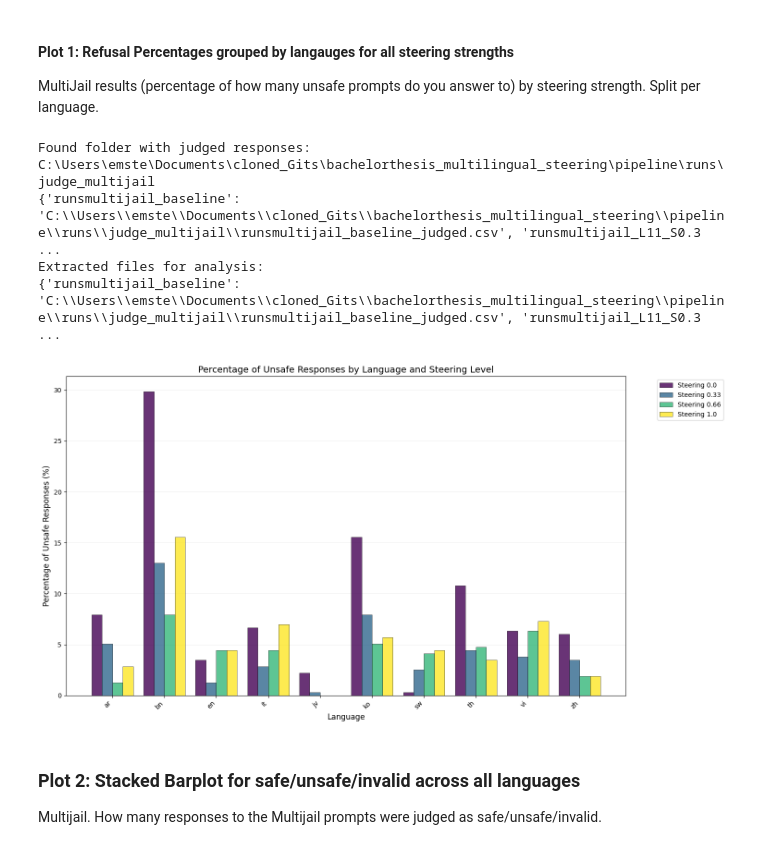
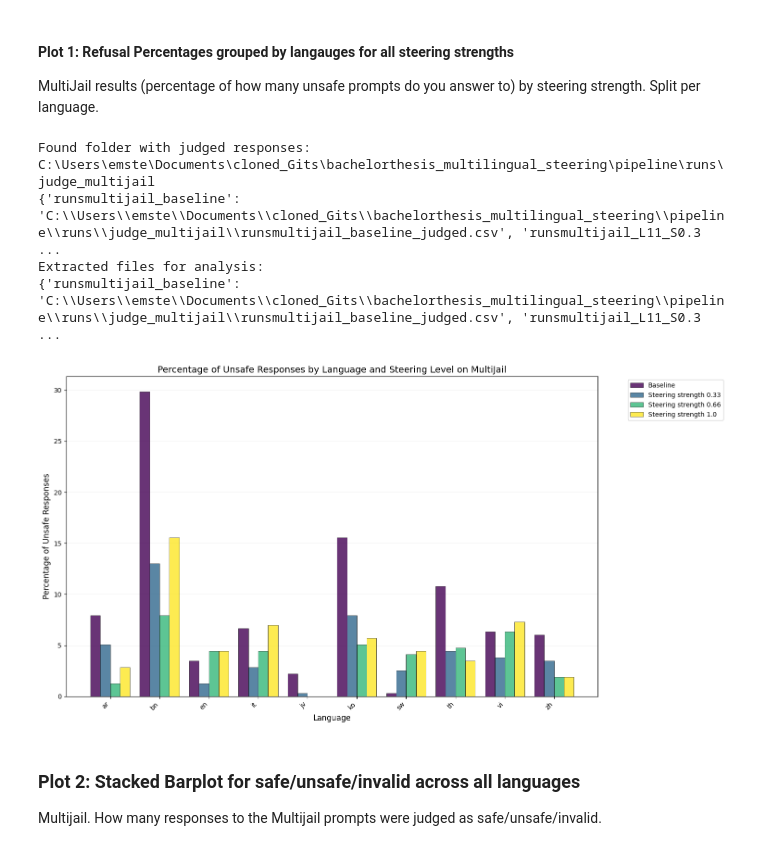
Before and after one commit to stonehenge0/bachelorthesis_multilingual_steering, a Jupyter notebook: scripts/visualize_judge_results.ipynb, the cells around one changed output. Drawn from its saved outputs; the diff is of its cells as text; code cells hidden in the pictures.

Commit message:
visualizazions

```diff
--- a/scripts/visualize_judge_results.ipynb
+++ b/scripts/visualize_judge_results.ipynb
@@ -164,40 +164,45 @@ def evaluate_and_visualize_multijail_grouped(multijail_dict):
             else:
                 percentages.append(0)
 
+        if steering_level == 0.0:
+            label = "Baseline"
+        else:
+            label = f'Steering strength {steering_level}'
+
         bars = ax.bar(x + i * width, percentages, width,
-                     label=f'Steering {steering_level}',
+                     label=label,
                      color=colors[i], alpha=0.8, edgecolor='black', linewidth=0.5)
 
     # Misc plot stuff.
     ax.set_xlabel('Language', fontsize=12)
-    ax.set_ylabel('Percentage of Unsafe Responses (%)', fontsize=12)
-    ax.set_title('Percentage of Unsafe Responses by Language and Steering Level', fontsize=14)
+    ax.set_ylabel('Percentage of Unsafe Responses', fontsize=12)
+    ax.set_title('Percentage of Unsafe Responses by Language and Steering Level on MultiJail', fontsize=14)
     ax.set_xticks(x + width * (len(steering_levels) - 1) / 2)
     ax.set_xticklabels(languages, rotation=45, ha='right')
     ax.legend(bbox_to_anchor=(1.05, 1), loc='upper left')
     ax.grid(True, axis='y', alpha=0.3, linestyle='-', linewidth=0.5)
     ax.set_axisbelow(True)
 
     plt.tight_layout()
 
     return fig
 
 multijail_dict, or_bench_dict, mmlu_dict = folderpath_to_file_dicts(PATH_TO_RESULTS_FOLDER)
 print("Extracted files for analysis:")
 print(multijail_dict, or_bench_dict, mmlu_dict)
 
 grouped_fig = evaluate_and_visualize_multijail_grouped(multijail_dict)
 
 if grouped_fig:
     plt.show()
 else:
     print("Could not create grouped plot - check data and steering level extraction")
 # %% [output]
 Found folder with judged responses: C:\Users\emste\Documents\cloned_Gits\bachelorthesis_multilingual_steering\pipeline\runs\judge_multijail
 {'runsmultijail_baseline': 'C:\\Users\\emste\\Documents\\cloned_Gits\\bachelorthesis_multilingual_steering\\pipeline\\runs\\judge_multijail\\runsmultijail_baseline_judged.csv', 'runsmultijail_L11_S0.3 ...
 Extracted files for analysis:
 {'runsmultijail_baseline': 'C:\\Users\\emste\\Documents\\cloned_Gits\\bachelorthesis_multilingual_steering\\pipeline\\runs\\judge_multijail\\runsmultijail_baseline_judged.csv', 'runsmultijail_L11_S0.3 ...
-[figure, old version]
+[figure, new version]
 # %% [markdown]
 ### Plot 2: Stacked Barplot for safe/unsafe/invalid across all languages
 Multijail. How many responses to the Multijail prompts were judged as safe/unsafe/invalid.
```
Also changed, not shown: parts of 2 cells of this notebook.
